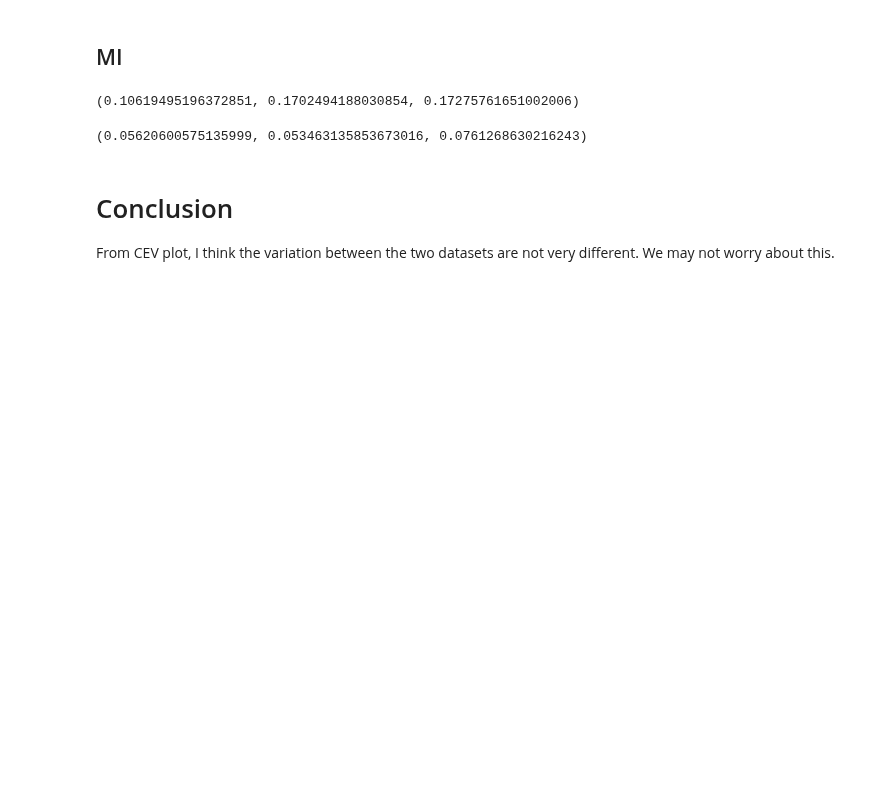
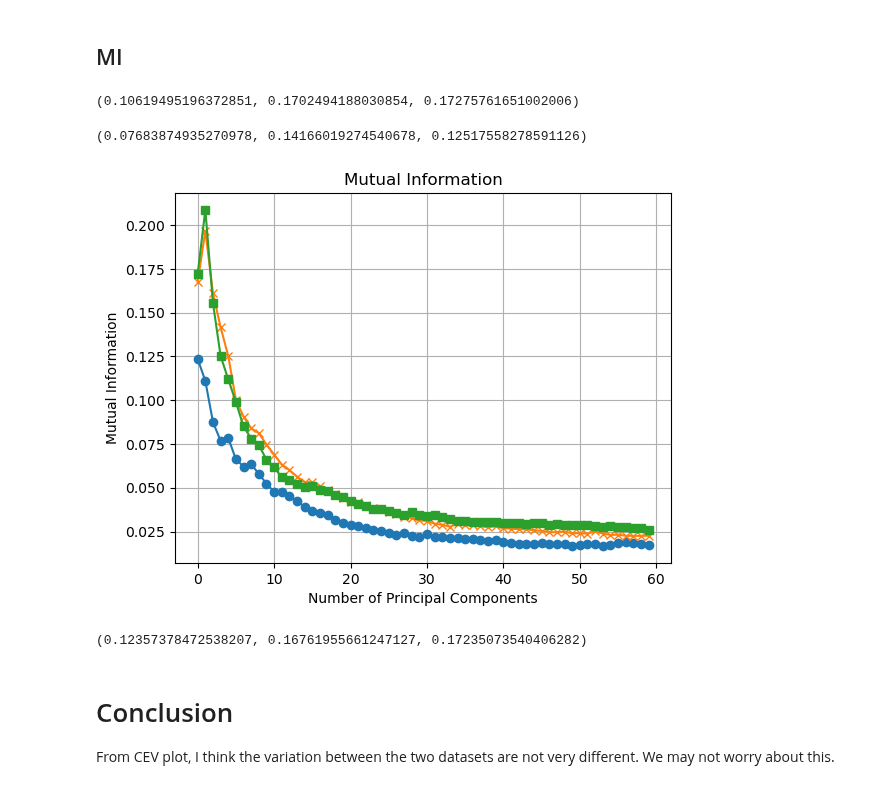
Before and after one commit to Frankalexej/lffl, a Jupyter notebook: H_22_cev_2.ipynb, the cells around one changed output. Cells and saved outputs as stored; diff of their text form; code cells hidden in the pictures; blank space fills up the shorter version.

```diff
--- a/H_22_cev_2.ipynb
+++ b/H_22_cev_2.ipynb
@@ -331,10 +331,41 @@ mi_eval(low_data, low_label), mi_eval(high_data, high_label), mi_eval(high2_data
 (0.10619495196372851, 0.1702494188030854, 0.17275761651002006)
 # %%
 # PCA 20
-pca_dim = 10
+pca_dim = 3
 mi_eval(low_data, low_label, pca_dim=pca_dim), mi_eval(high_data, high_label, pca_dim=pca_dim), mi_eval(high2_data, high2_label, pca_dim=pca_dim)
 # %% [output]
-(0.05620600575135999, 0.053463135853673016, 0.0761268630216243)
+(0.07683874935270978, 0.14166019274540678, 0.12517558278591126)
+# %%
+from tqdm import tqdm
+
+scores = {"low": [], "high4000": [], "high3500": []}
+for pca_dim in tqdm(range(1, 60)):
+    scores["low"].append(mi_eval(low_data, low_label, pca_dim=pca_dim))
+    scores["high4000"].append(mi_eval(high_data, high_label, pca_dim=pca_dim))
+    scores["high3500"].append(mi_eval(high2_data, high2_label, pca_dim=pca_dim))
+# %%
+pca_dim = None
+scores["low"] = [mi_eval(low_data, low_label, pca_dim=pca_dim)] + scores["low"]
+scores["high4000"] = [mi_eval(high_data, high_label, pca_dim=pca_dim)] + scores["high4000"]
+scores["high3500"] = [mi_eval(high2_data, high2_label, pca_dim=pca_dim)] + scores["high3500"]
+# %%
+# Plotting the cumulative explained variance
+until = 60
+plt.plot(scores["low"][:until], marker='o')
+plt.plot(scores["high4000"][:until], marker='x')
+plt.plot(scores["high3500"][:until], marker='s')
+# plt.legend()
+plt.xlabel('Number of Principal Components')
+plt.ylabel('Mutual Information')
+plt.title('Mutual Information')
+plt.grid(True)
+plt.show()
+# %% [output]
+[figure, added]
+# %%
+scores["low"][0], scores["high4000"][0], scores["high3500"][0]
+# %% [output]
+(0.12357378472538207, 0.16761955661247127, 0.17235073540406282)
 # %% [markdown]
 # Conclusion
 From CEV plot, I think the variation between the two datasets are not very different. We may not worry about this.
```
Also changed, not shown: parts of 2 cells of this notebook, 1 other file.
